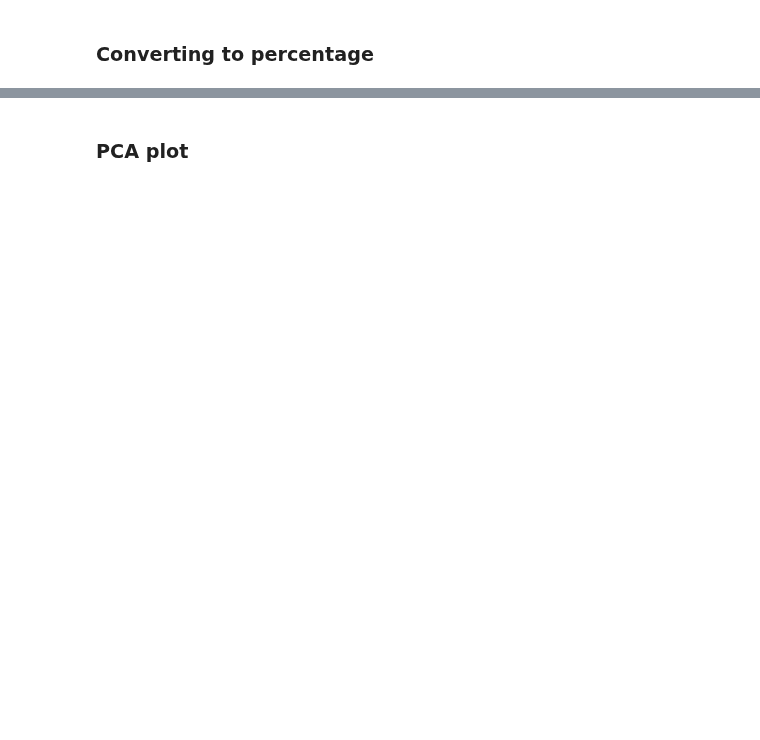
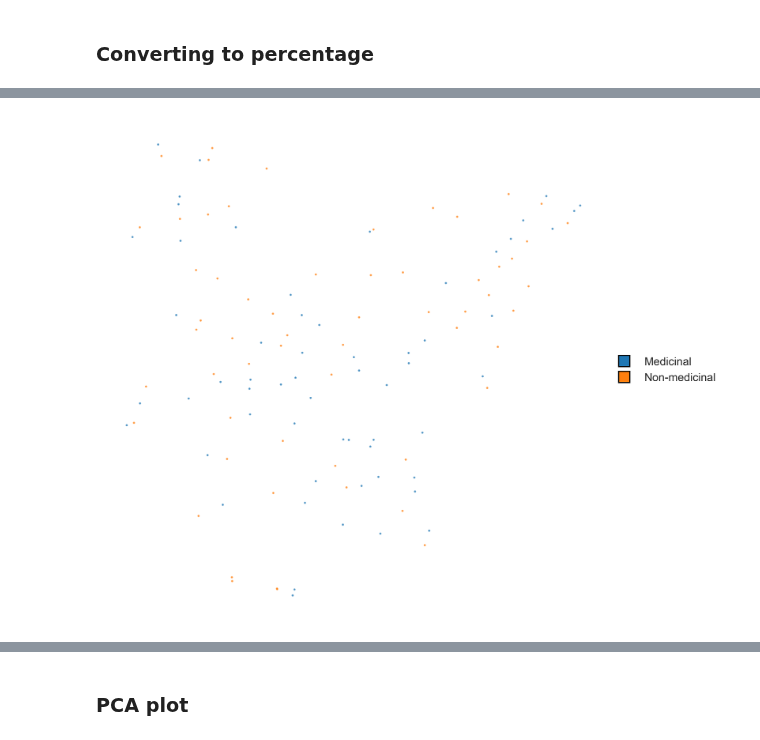
Before and after one commit to enveda/plant-chemical-space, a Jupyter notebook: notebooks/plant_chemical_similarity.ipynb, the cells around one changed output, grey strips where cells are left out. Saved outputs shown, nothing was run; the diff lists cells and outputs as text; code cells hidden in the pictures; blank space fills up the shorter version.

Commit message:
add tsne plots

```diff
--- a/notebooks/plant_chemical_similarity.ipynb
+++ b/notebooks/plant_chemical_similarity.ipynb
@@ -374,0 +442,3 @@ np_classifier_family_df.head(2)
+# %%
+classyfire_family_df = convert_to_percent(classyfire_family_df)
+classyfire_family_df.head(2)
@@ -374,0 +549,10 @@ np_classifier_family_df.head(2)
+# %%
+tsne = TSNE(
+    perplexity=30,
+    metric="euclidean",
+    n_jobs=8,
+    random_state=42,
+    verbose=True,
+)
+# %%
+classyfire_embedding_train = tsne.fit(classyfire_family_df)
@@ -374,0 +577,4 @@ np_classifier_family_df.head(2)
+# %%
+plot(classyfire_embedding_train, classyfire_family_df.index.get_level_values('ftype'))
+# %% [output]
+[figure, added]
```
Also changed, not shown: parts of 41 cells of this notebook.
